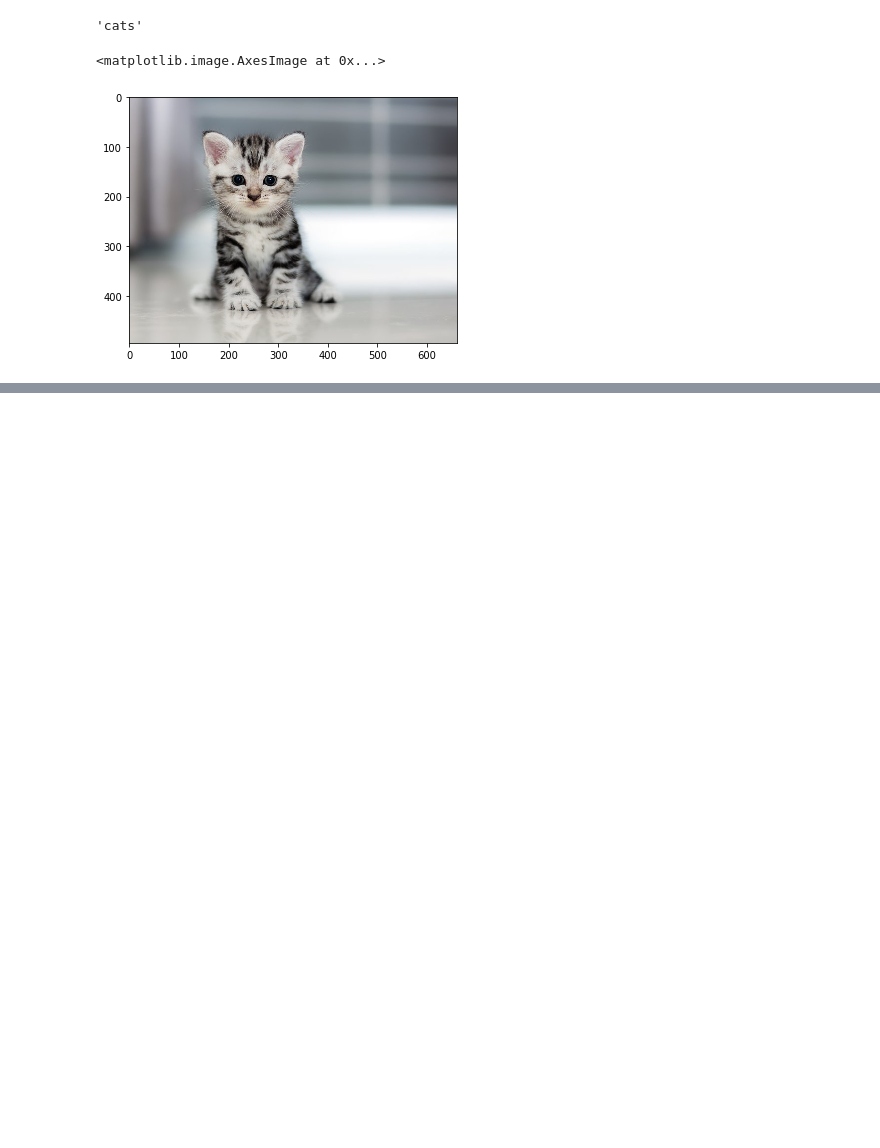
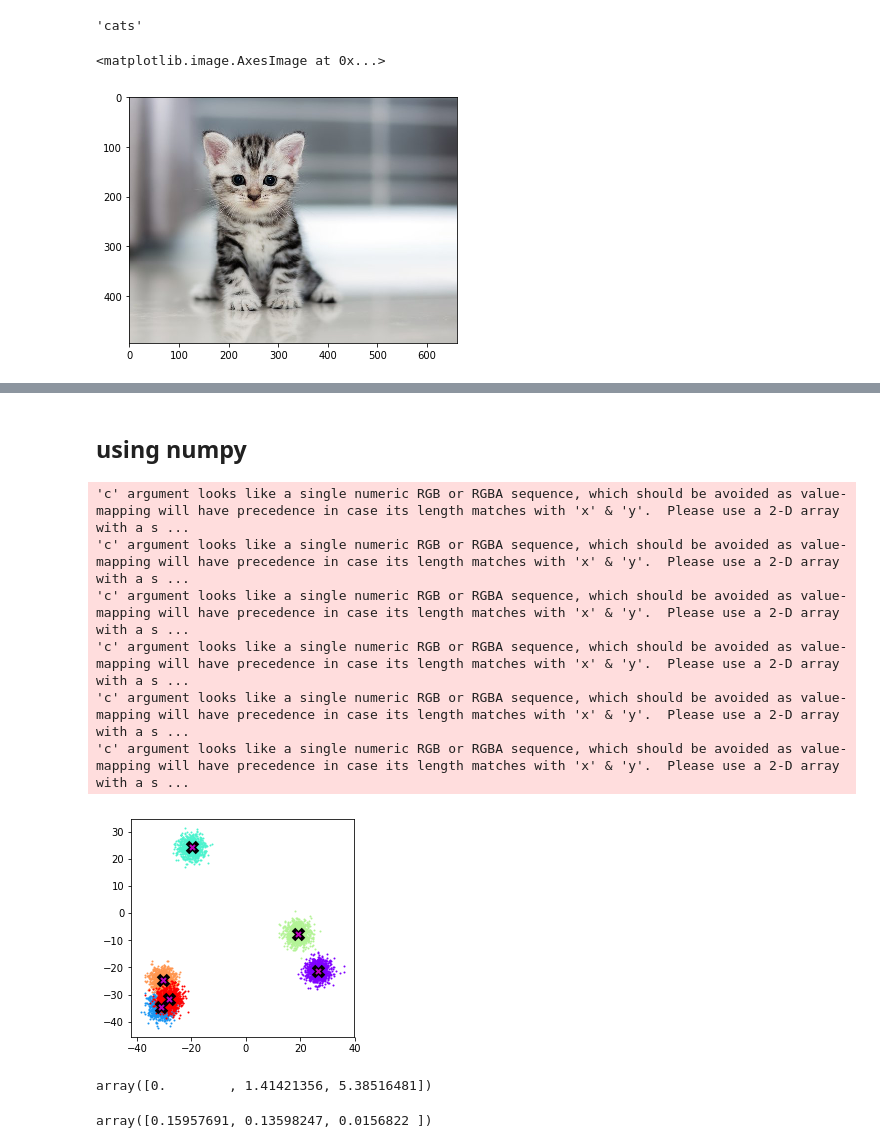
Before and after one commit to Xnsam/machine_learning_prax, a Jupyter notebook: Pytorch_examples.ipynb, the cells around one changed output, grey strips where cells are left out. Saved outputs shown, nothing was run; the diff lists cells and outputs as text; code cells hidden in the pictures; blank space fills up the shorter version.

```diff
--- a/Pytorch_examples.ipynb
+++ b/Pytorch_examples.ipynb
@@ -439,0 +537,2 @@ io.imshow(io.imread('cat.jpg'))
+# %%
+optimizer = torch.optim.SGD(get_trainable(resnet18_fmnist_model.parameters()), lr=1e-3, momentum=0.9)
@@ -439,0 +845,2 @@ io.imshow(io.imread('cat.jpg'))
+# %% [markdown]
+## using numpy
@@ -439,0 +857,31 @@ io.imshow(io.imread('cat.jpg'))
+# %%
+n_clusters = 6
+n_samples = 1000
+# %%
+centroids = np.random.uniform(-35, 35, (n_clusters, 2))
+slices = [np.random.multivariate_normal(centroids[i], np.diag([5., 5.]), n_samples)
+          for i in range(n_clusters)]
+
+data = np.concatenate(slices).astype(np.float32)
+# %%
+def plot_data(centroids, data, n_samples):
+  """Function to plot the data."""
+  colour = plt.cm.rainbow(np.linspace(0, 1, len(centroids)))
+
+  fig, ax = plt.subplots(figsize=(4, 4))
+  for i, centroid in enumerate(centroids):
+    samples = data[i * n_samples: (i+1) * n_samples]
+    ax.scatter(samples[:, 0], samples[:, 1], c=colour[i], s=1)
+    ax.plot(centroid[0], centroid[1], markersize=10, marker='x', color='k', mew=5)
+    ax.plot(centroid[0], centroid[1], markersize=5, marker='x', color='m', mew=2)
+    plt.axis('equal')
+# %%
+plot_data(centroids, data, n_samples)
+# %% [output]
+'c' argument looks like a single numeric RGB or RGBA sequence, which should be avoided as value-mapping will have precedence in case its length matches with 'x' & 'y'.  Please use a 2-D array with a s ...
+'c' argument looks like a single numeric RGB or RGBA sequence, which should be avoided as value-mapping will have precedence in case its length matches with 'x' & 'y'.  Please use a 2-D array with a s ...
+'c' argument looks like a single numeric RGB or RGBA sequence, which should be avoided as value-mapping will have precedence in case its length matches with 'x' & 'y'.  Please use a 2-D array with a s ...
+'c' argument looks like a single numeric RGB or RGBA sequence, which should be avoided as value-mapping will have precedence in case its length matches with 'x' & 'y'.  Please use a 2-D array with a s ...
+'c' argument looks like a single numeric RGB or RGBA sequence, which should be avoided as value-mapping will have precedence in case its length matches with 'x' & 'y'.  Please use a 2-D array with a s ...
+'c' argument looks like a single numeric RGB or RGBA sequence, which should be avoided as value-mapping will have precedence in case its length matches with 'x' & 'y'.  Please use a 2-D array with a s ...
+[figure, added]
@@ -439,0 +892,8 @@ io.imshow(io.imread('cat.jpg'))
+# %%
+a = np.array([1, 2])
+b = np.array([[1, 2], [2, 3], [-1, -3]])
+
+dist = distance(a, b)
+dist
+# %% [output]
+array([0.        , 1.41421356, 5.38516481])
@@ -439,0 +904,4 @@ io.imshow(io.imread('cat.jpg'))
+# %%
+gaussian(dist, 2.5)
+# %% [output]
+array([0.15957691, 0.13598247, 0.0156822 ])
```
Also changed, not shown: parts of 65 cells of this notebook.
